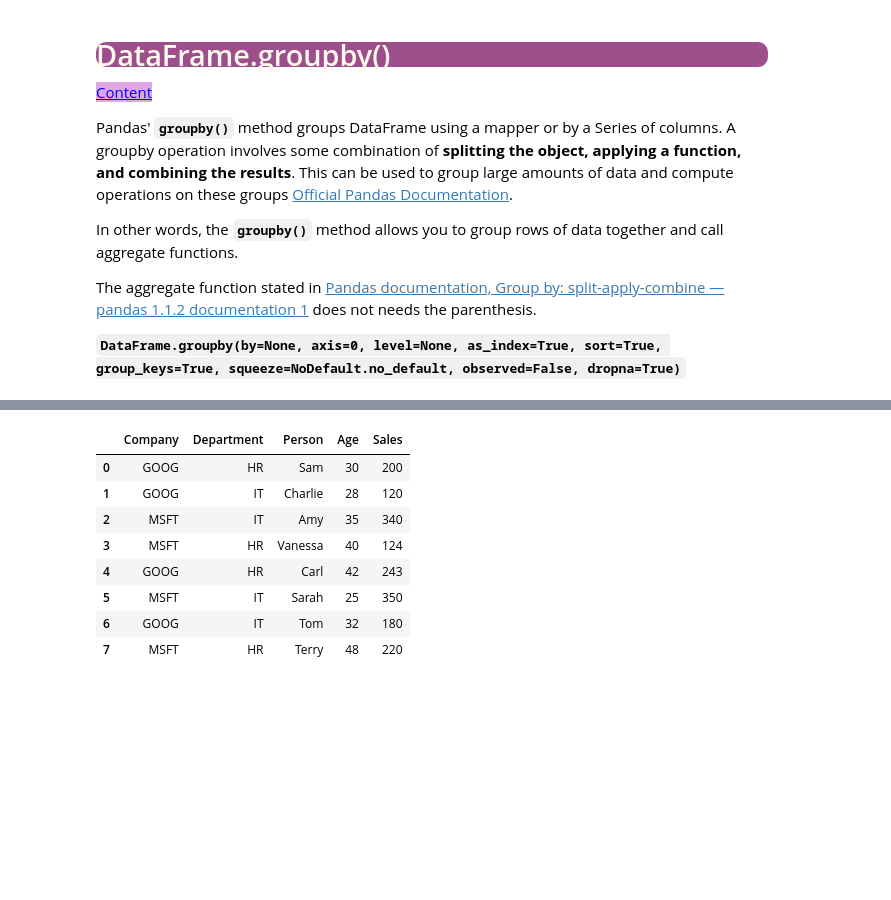
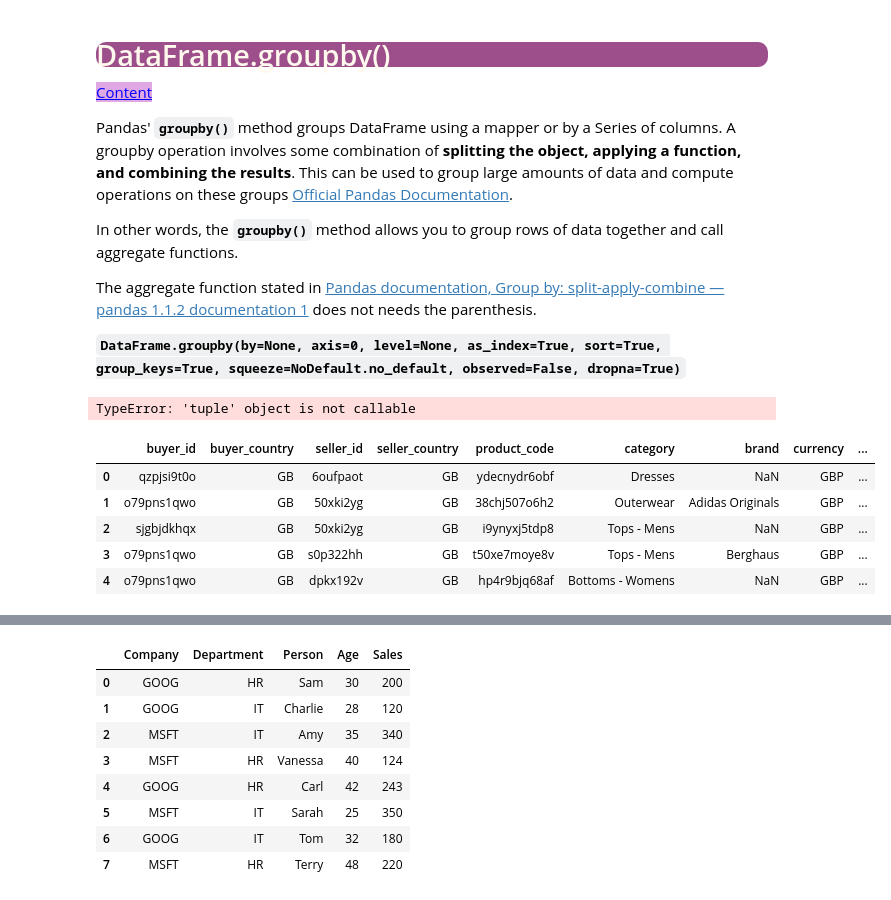
Before and after one commit to huseyin79/02_DATA_ANALYTICS_MODULE, a Jupyter notebook: 3- Classes & Labs/2- DAwPY/DAwPy_S05-06_(Groupby & Useful Operations).ipynb, the cells around one changed output, grey strips where cells are left out. Cells and saved outputs as stored; diff of their text form; code cells hidden in the pictures; blank space fills up the shorter version.

```diff
--- a/3- Classes & Labs/2- DAwPY/DAwPy_S05-06_(Groupby & Useful Operations).ipynb
+++ b/3- Classes & Labs/2- DAwPY/DAwPy_S05-06_(Groupby & Useful Operations).ipynb
@@ -326,3 +326,18 @@ In other words, the **``groupby()``** method allows you to group rows of data to
 The aggregate function stated in [Pandas documentation, Group by: split-apply-combine — pandas 1.1.2 documentation 1](https://pandas.pydata.org/pandas-docs/stable/user_guide/groupby.html#applying-different-functions-to-dataframe-columns) does not needs the parenthesis.
 
 **``DataFrame.groupby(by=None, axis=0, level=None, as_index=True, sort=True, group_keys=True, squeeze=NoDefault.no_default, observed=False, dropna=True)``**
+# %%
+sales = pd.read_csv("sales_082020.csv")
+# %%
+len(sales["seller_id"].unique())
+# %% [output]
+TypeError: 'tuple' object is not callable
+# %%
+sales.head()
+# %% [output]
+|  | buyer_id | buyer_country | seller_id | seller_country | product_code | category | brand | currency | ... |
+| 0 | qzpjsi9t0o | GB | 6oufpaot | GB | ydecnydr6obf | Dresses | NaN | GBP | ... |
+| 1 | o79pns1qwo | GB | 50xki2yg | GB | 38chj507o6h2 | Outerwear | Adidas Originals | GBP | ... |
+| 2 | sjgbjdkhqx | GB | 50xki2yg | GB | i9ynyxj5tdp8 | Tops - Mens | NaN | GBP | ... |
+| 3 | o79pns1qwo | GB | s0p322hh | GB | t50xe7moye8v | Tops - Mens | Berghaus | GBP | ... |
+| 4 | o79pns1qwo | GB | dpkx192v | GB | hp4r9bjq68af | Bottoms - Womens | NaN | GBP | ... |
```
Also changed, not shown: parts of 17 cells of this notebook, 21 other files.
